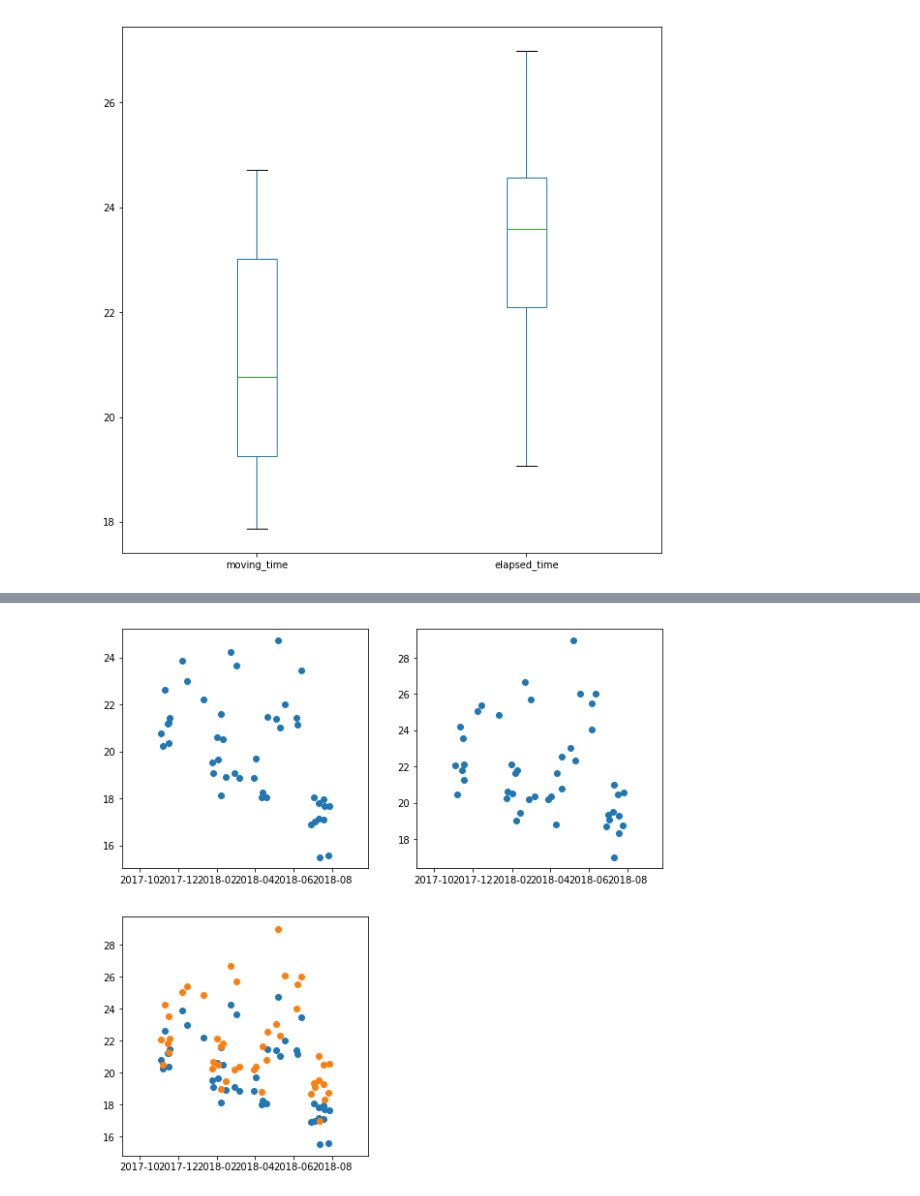
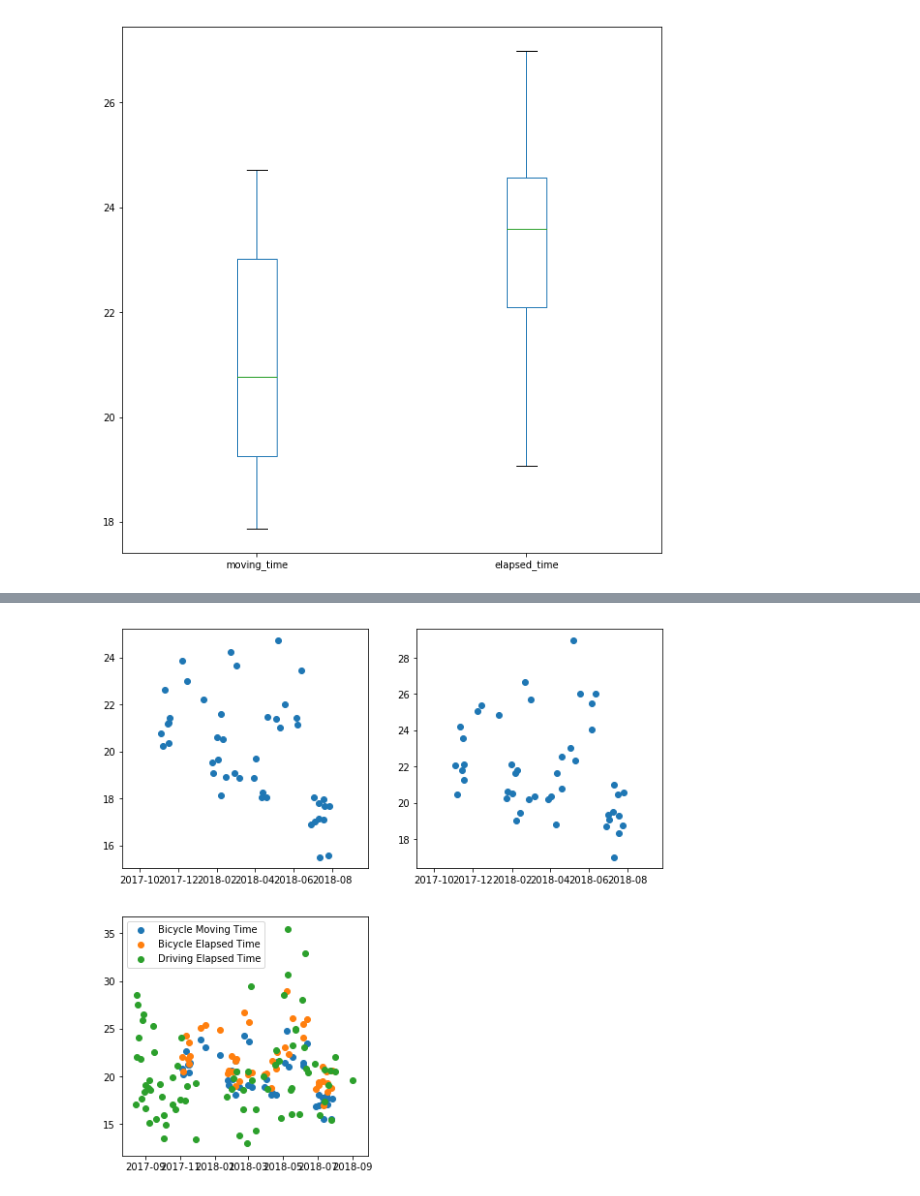
Before and after one commit to gtcooke94/commute_analysis, a Jupyter notebook: analysis.ipynb, the cells around one changed output, grey strips where cells are left out. Saved outputs shown, nothing was run; the diff lists cells and outputs as text; code cells hidden in the pictures.

Commit message:
Plotting car data on scatter also

```diff
--- a/analysis.ipynb
+++ b/analysis.ipynb
@@ -108,14 +132,16 @@ plt.show()
 # %%
 to_plot = prepare_for_plotting(evening_commutes)
+to_plot_car = prepare_for_plotting(drive_evening.dropna())
 plt.subplot(221)
 plt.scatter(to_plot['start_date_local'].dt.to_pydatetime(), to_plot['moving_time'])
 plt.subplot(222)
 plt.scatter(to_plot['start_date_local'].dt.to_pydatetime(), to_plot['elapsed_time'])
 plt.subplot(223)
 plt.scatter(to_plot['start_date_local'].dt.to_pydatetime(), to_plot['moving_time'], color='C0')
 plt.scatter(to_plot['start_date_local'].dt.to_pydatetime(), to_plot['elapsed_time'], color='C1')
-
+plt.scatter(to_plot_car['start_date_local'].dt.to_pydatetime(), to_plot_car['elapsed_time'], color='C2')
+plt.legend(['Bicycle Moving Time', 'Bicycle Elapsed Time', 'Driving Elapsed Time'])
 
 plt.show()
 # %% [output]
-[figure, old version]
+[figure, new version]
```
Also changed, not shown: parts of 11 cells of this notebook, 1 other file.
